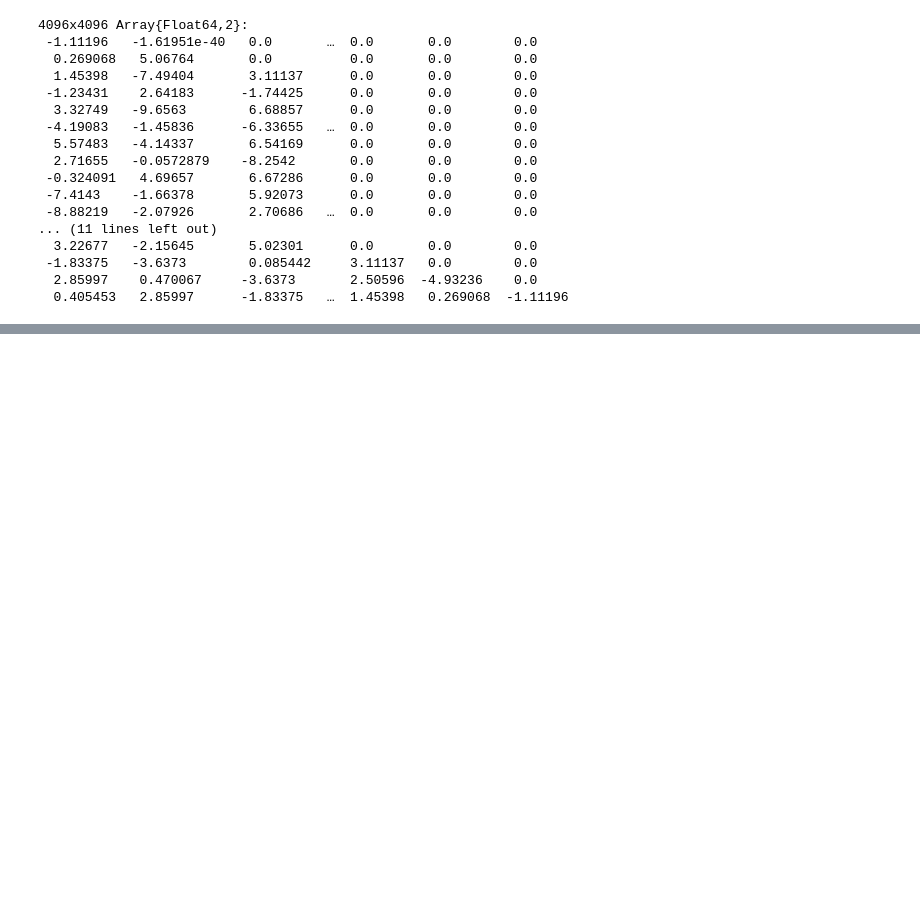
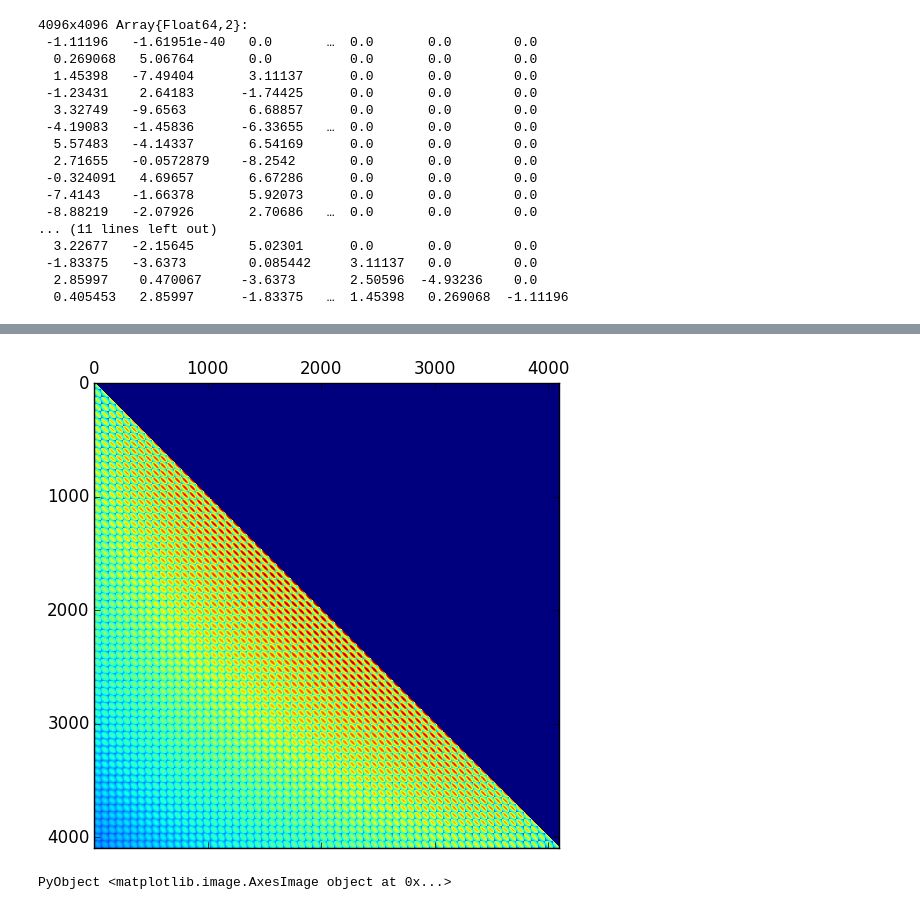
Before and after one commit to nestorcgk/Neuroscience, a Jupyter notebook: P2kCSDA/ComparaciónK4096.ipynb, the cells around one changed output, grey strips where cells are left out. Drawn from its saved outputs; the diff is of its cells as text; code cells hidden in the pictures; blank space fills up the shorter version.

```diff
--- a/P2kCSDA/ComparaciónK4096.ipynb
+++ b/P2kCSDA/ComparaciónK4096.ipynb
@@ -76,0 +106,5 @@ output4096CPU-output4096
+# %%
+matshow(output4096)
+# %% [output]
+[figure, added]
+PyObject <matplotlib.image.AxesImage object at 0x...>
```
Also changed, not shown: parts of 7 cells of this notebook.
